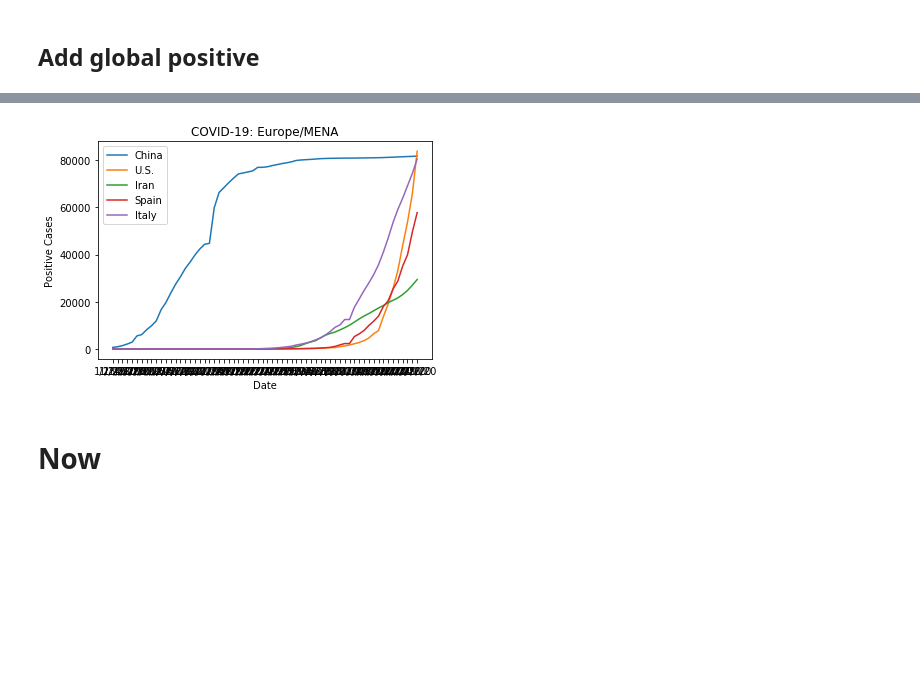
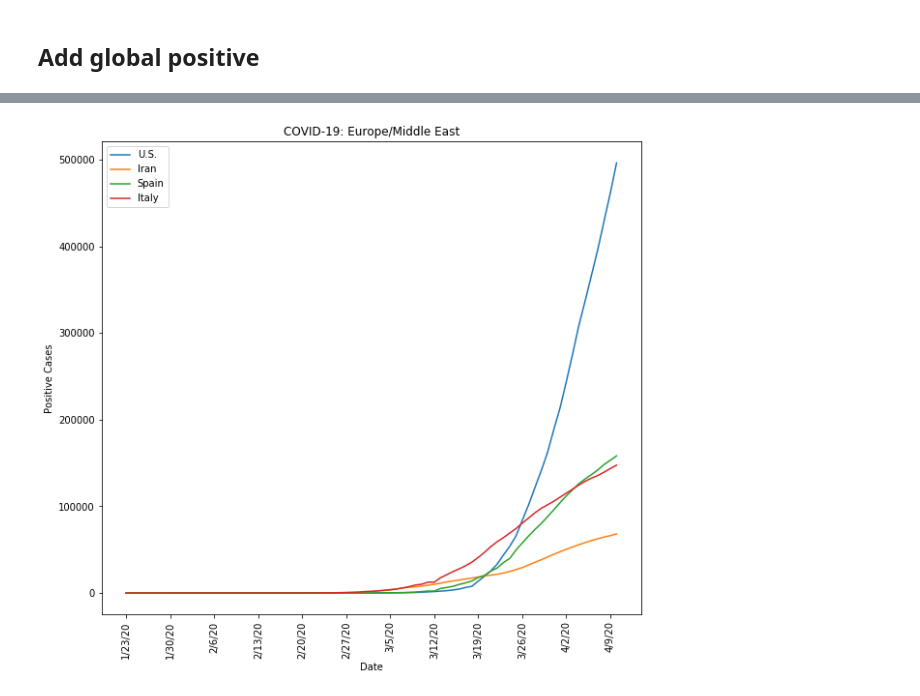
Before and after one commit to ericoliverio/covid-analysis, a Jupyter notebook: COVID Global Data.ipynb, the cells around one changed output, grey strips where cells are left out. Drawn from its saved outputs; the diff is of its cells as text; code cells hidden in the pictures; blank space fills up the shorter version.

```diff
--- a/COVID Global Data.ipynb
+++ b/COVID Global Data.ipynb
@@ -127,7 +137,7 @@ df = nans(df)
 
 #add china
 df = df.append(pos_china.T,ignore_index=True)
-df.at[172, 'Country/Region'] = 'China'
+#df.at[end, 'Country/Region'] = 'China'
 df.drop(['Province/State'], axis=1,inplace=True)
 
 df
@@ -255,18 +286,21 @@ ValueError: time data '1/23/20' does not match format '%d/%m/%y'
 # %%
+plt.figure(figsize=(10,9))
 
-plt.plot(df.index,df.China)
+#plt.plot(df.index,df.China)
 plt.plot(df.index,df.US)
 plt.plot(df.index,df.Iran)
 plt.plot(df.index,df.Spain)
 plt.plot(df.index,df.Italy)
-plt.legend(['China','U.S.','Iran','Spain','Italy'])
-plt.title('COVID-19: Europe/MENA')
+plt.legend(['U.S.','Iran','Spain','Italy'])
+plt.title('COVID-19: Europe/Middle East')
 plt.ylabel('Positive Cases')
 plt.xlabel('Date')
+plt.xticks(rotation='vertical')
+
+ax=plt.gca()
+ax.xaxis.set_major_locator(ticker.MultipleLocator(7))
 
 plt.show()
 # %% [output]
-[figure, old version]
+[figure, new version]
-# %% [markdown]
-# Now
 # %%
```
Also changed, not shown: parts of 14 cells of this notebook, 2 other files.
